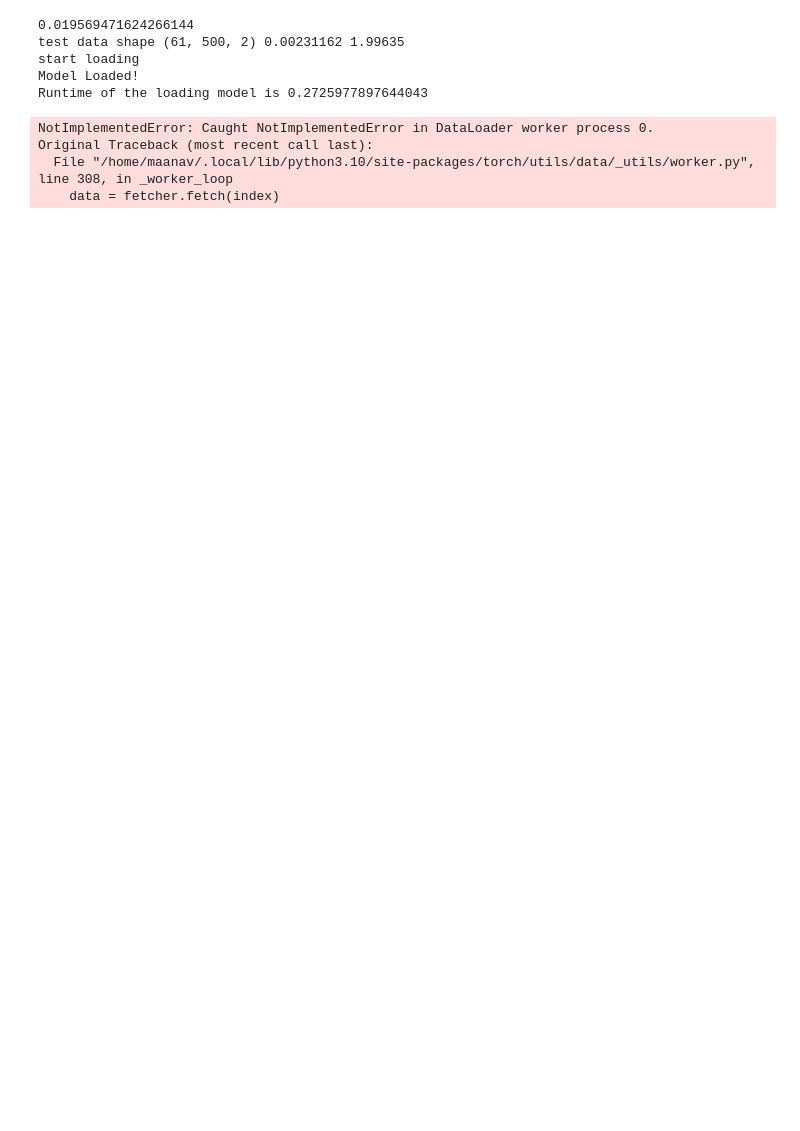
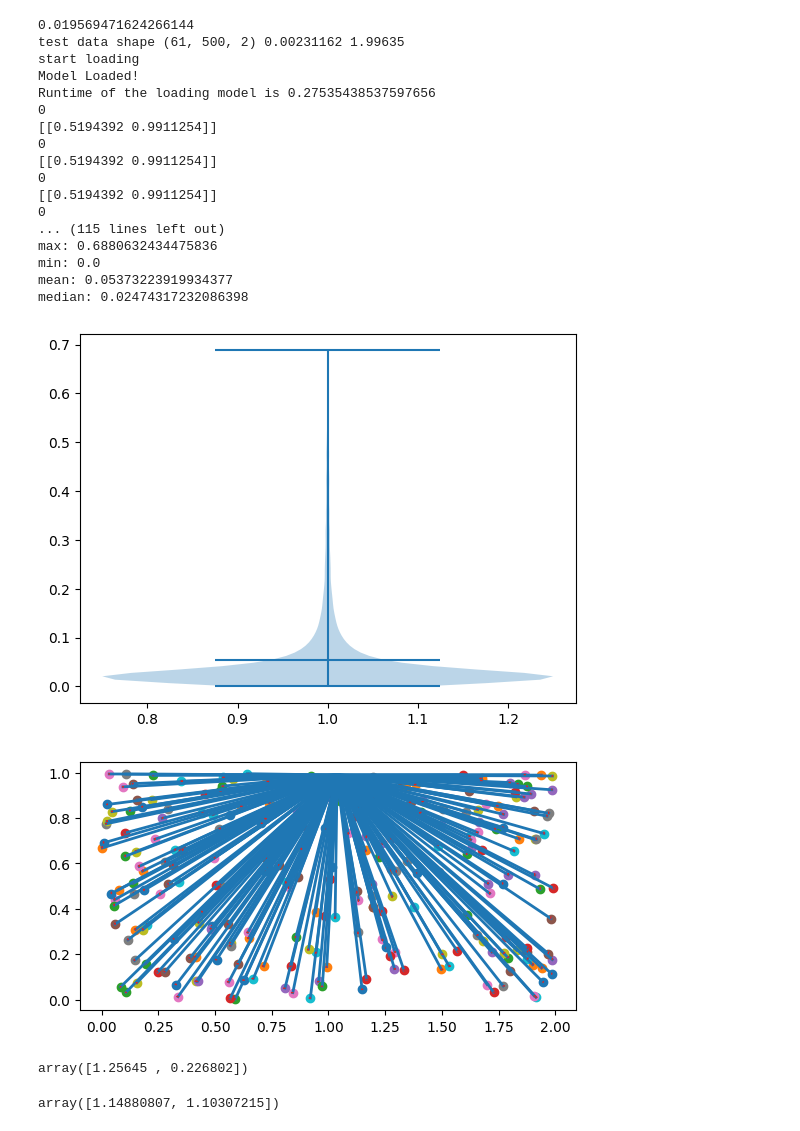
Before and after one commit to maanavchoubey/short_flow, a Jupyter notebook: mlp_short.ipynb, the cells around one changed output. Cells and saved outputs as stored; diff of their text form; code cells hidden in the pictures; blank space fills up the shorter version.

```diff
--- a/mlp_short.ipynb
+++ b/mlp_short.ipynb
@@ -28,4 +26,5 @@ np.random.seed(seed = int(time.time() + 0))
 # %%
+#np.random.seed(seed = int(time.time() + 0))
 #Start, End
 s,e = 0,60
 step_size = 10.0 / 511
@@ -39,12 +38,12 @@ maxval = 1
 dataset = "double_gyre"
 dim = 2 # the dimension of dataset
 
-model_dir = "./checkpoints/double_gyre_short/double_gyre_short_1000_MLP/model_final.pth"
+model_dir = "/home/maanav/dataset/flowlearn/path-line-ml/network_pytorch/checkpoints/double_gyre_short/double_gyre_short_1000_MLP/model_final.pth"
 
 index = "4400"
 
 ## load test data [this is the ground truth without normalization]
-test_data_dir = "./data/500_short.npy"  ## this data shape is [61, 500, 3]
+test_data_dir = "/home/maanav/dataset/flowlearn/path-line-ml/network_pytorch/data/500_short.npy"  ## this data shape is [61, 500, 3]
 gt = np.load(test_data_dir)
 print("test data shape", gt.shape, np.min(gt[0, :, 0]), np.max(gt[0, :, 0]))
 
@@ -61,14 +60,18 @@ x_min = np.min(gt[:,:,0]) # x_min, x_max, y_min, y_max are the boundings of the
 x_max = np.max(gt[:,:,0])
 y_min = np.min(gt[:,:,1])
 y_max = np.max(gt[:,:,1])
+
 minval = 0
 maxval = 1
 t_min = 0
 t_max = gt.shape[0] - 1
 
 seeds = gt[0, :, 0:dim]
-seeds_normalized = seeds
+
+seeds_normalized = np.copy(seeds)
+
 seeds_normalized[:, 0] =   (seeds[:, 0] - x_min) / (x_max - x_min) * (maxval - minval) + minval
+
 seeds_normalized[:, 1] = (seeds[:, 0] - y_min) / (y_max - y_min) * (maxval - minval) + minval
 num_seeds = seeds.shape[0]
 
@@ -96,9 +99,10 @@ start_time = time.time()
 
 fms = np.zeros((num_fm+1, num_seeds, dim)) # reconstruct the results shape
 fms[0, :, :] = seeds
+results = np.zeros((num_fm * num_seeds, dim))
 
 for ts in range(num_fm):
-    results = np.zeros((num_seeds, dim)) ## save the results from the prediction for one time step
+    #results = np.zeros((num_seeds, dim)) ## save the results from the prediction for one time step
     # calculate time for each time step
     # Note: check if my calculate is matched to the time you used for generating training data
     time_step = (ts - t_min) / (t_max - t_min) * (maxval - minval) +  minval ## start time   ## normalized
@@ -114,13 +118,21 @@ for ts in range(num_fm):
 
     for d, batch_data in enumerate(dataloader):
         start = batch_data[0].to(device)
+        #print(start.detach().cpu().numpy().shape)
         t = batch_data[1].to(device)
         pred = model(start, t)
         pred_cpu = pred.detach().cpu().numpy()
-        results[d*batch_size : (d+1) * batch_size] = pred_cpu
-        ## normalize the results back to domain and save to fms
-        fms[ts+1, :, 0] = (results[:, 0] - minval) / (maxval - minval) * (x_max - x_min) + x_min
-        fms[ts+1, :, 1] = (results[:, 1] - minval) / (maxval - minval) * (x_max - x_min) + x_min
+        print(pred_cpu)
+        results[ts*batch_size : (ts+1) * batch_size] = pred_cpu
+
+for n in range(num_seeds):
+    fm = results[n * num_fm: (n + 1) * num_fm]
+    # fm[:, 0] = fm[:, 0] * 2
+    fm[:, 0] = (fm[:, 0] - minval) / (maxval - minval) * (x_max - x_min) + x_min
+    # fm[:, 1] = fm[:, 1] * 1
+    fm[:, 1] = (fm[:, 1] - minval) / (maxval - minval) * (y_max - y_min) + y_min
+    # print(n,np.unique(fm))
+    fms[1:num_fm+1, n, :] = fm
 
 end_time = time.time()
 
@@ -153,35 +165,53 @@ print("mean:", np.mean(error))
 print("median:", np.median(error))
 # np.savetxt("error_" + dataset + ".txt", error)
 
 ## Violin Plot
 fig, axs = plt.subplots()
 axs.violinplot([error], showmeans=True)
 # plt.ylim([0, 0.1])
 plt.show()
 
 
 # ### Plot 2D trajectoires
 # # plot result
 
 fig = plt.figure()
 ax = fig.add_subplot(111)
 ax.set_aspect('equal')
 for n in range(seeds.shape[0] - 5):
     seed = seeds[n, :]
     if n % 2 == 0:
         ax.scatter(seed[0], seed[1])
         ax.plot(fms[:, n, 0], fms[:, n, 1], color='tab:blue', linewidth=2)
         ax.plot(gt[:, n, 0], gt[:, n, 1], color='tab:red', linewidth=1)
         # print("gt", gt[0:3, n, :])
         # print("pred", results[0:3, n, :])
 plt.show()
 # %% [output]
 0.019569471624266144
 test data shape (61, 500, 2) 0.00231162 1.99635
 start loading
 Model Loaded!
-Runtime of the loading model is 0.2725977897644043
+Runtime of the loading model is 0.27535438537597656
+0
+[[0.5194392 0.9911254]]
+0
+[[0.5194392 0.9911254]]
+0
+[[0.5194392 0.9911254]]
+0
+... (115 lines left out)
+max: 0.6880632434475836
+min: 0.0
+mean: 0.05373223919934377
+median: 0.02474317232086398
-NotImplementedError: Caught NotImplementedError in DataLoader worker process 0.
-Original Traceback (most recent call last):
-  File "/home/maanav/.local/lib/python3.10/site-packages/torch/utils/data/_utils/worker.py", line 308, in _worker_loop
-    data = fetcher.fetch(index)
+[figure, added]
+[figure, added]
+# %%
+gt[2, 0, :]
+# %% [output]
+array([1.25645 , 0.226802])
+# %%
+fms[10, 3, :]
+# %% [output]
+array([1.14880807, 1.10307215])
```
Also changed, not shown: parts of 1 cell of this notebook, 1 other file.
